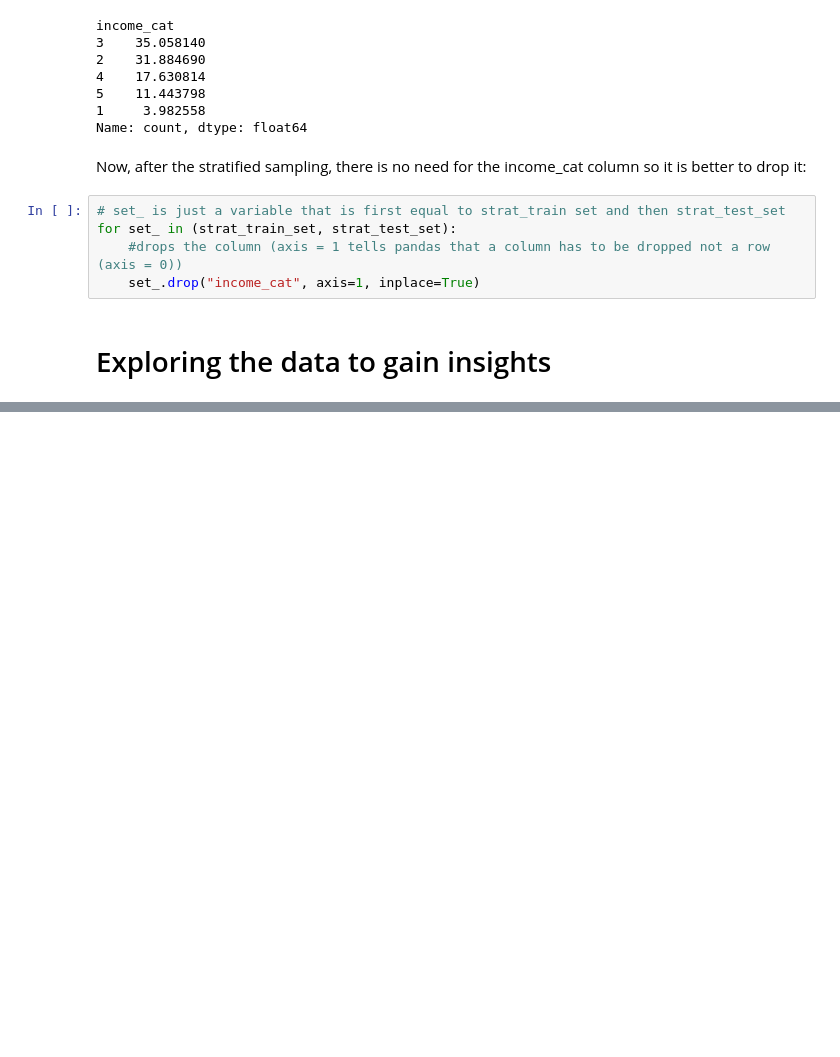
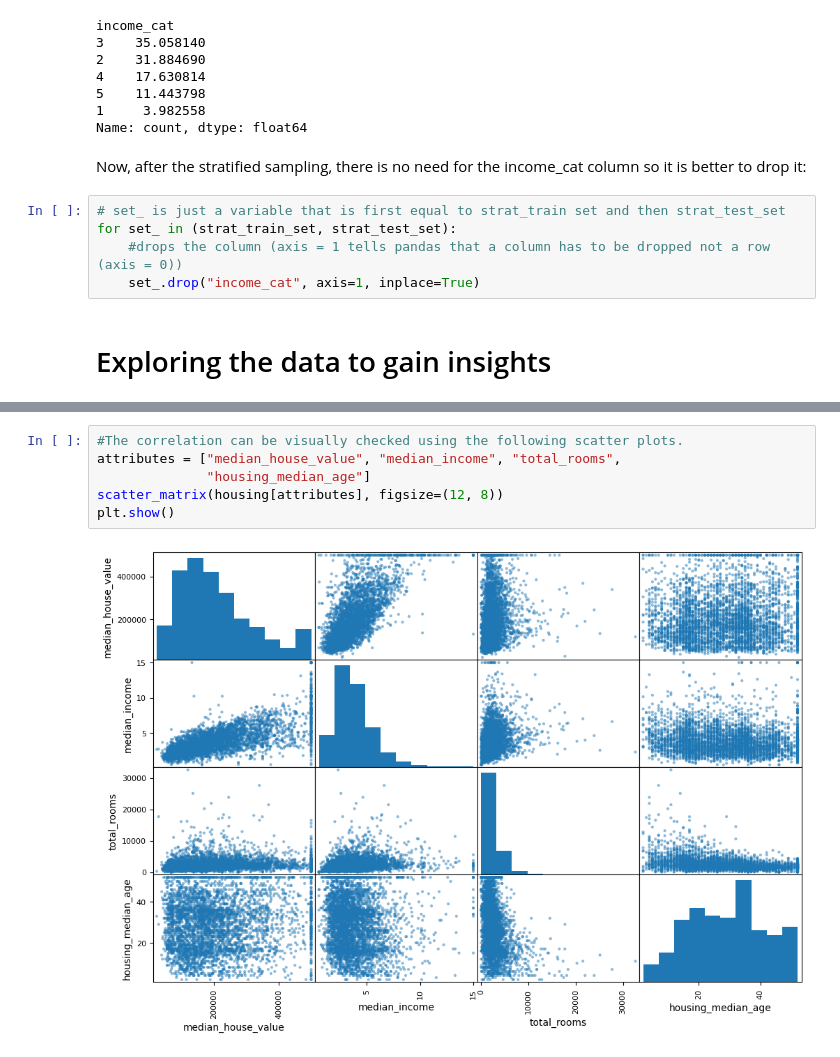
Before and after one commit to Rajinder75/housing_prices, a Jupyter notebook: main.ipynb, the cells around one changed output, grey strips where cells are left out. Drawn from its saved outputs; the diff is of its cells as text; blank space fills up the shorter version.

```diff
--- a/main.ipynb
+++ b/main.ipynb
@@ -224,0 +272,8 @@ for set_ in (strat_train_set, strat_test_set):
+# %%
+#The correlation can be visually checked using the following scatter plots.
+attributes = ["median_house_value", "median_income", "total_rooms",
+              "housing_median_age"]
+scatter_matrix(housing[attributes], figsize=(12, 8))
+plt.show()
+# %% [output]
+[figure, added]
```
Also changed, not shown: parts of 17 cells of this notebook.
